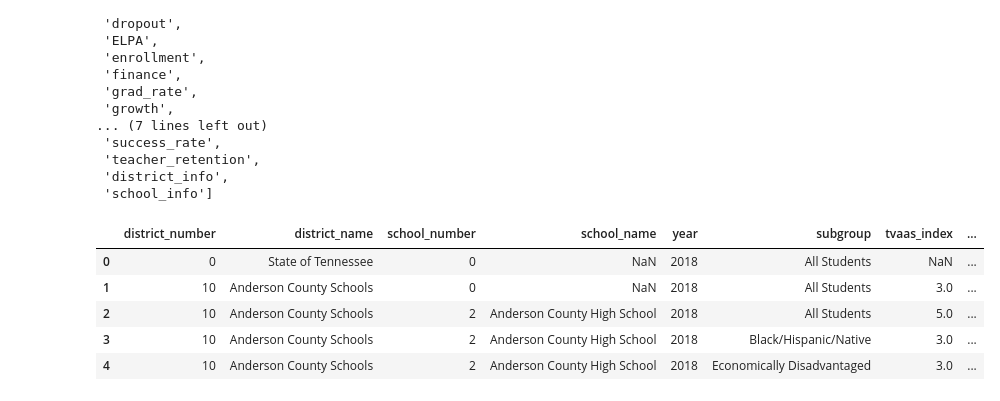
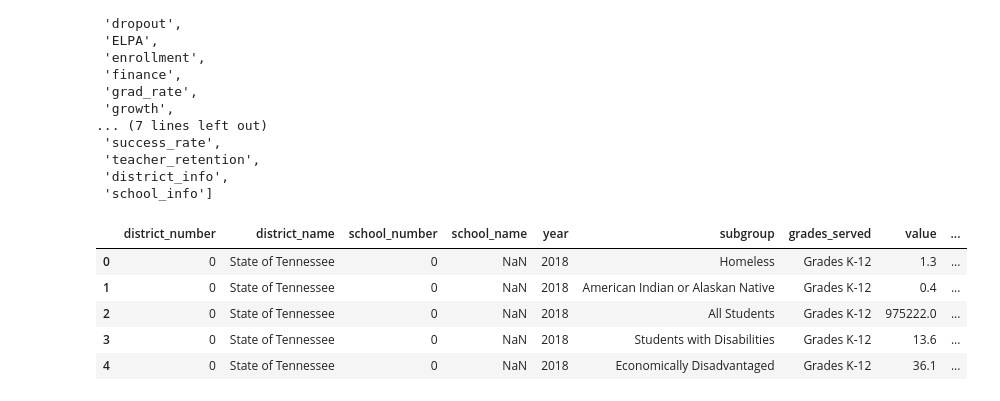
Before and after one commit to yvonnemartinez716/teacher_satisfaction_vs_student-performance, a Jupyter notebook: Notebooks/Student Performance and Teacher Satisfaction.ipynb, the cells around one changed output. Saved outputs shown, nothing was run; the diff lists cells and outputs as text; code cells hidden in the pictures.

```diff
--- a/Notebooks/Student Performance and Teacher Satisfaction.ipynb
+++ b/Notebooks/Student Performance and Teacher Satisfaction.ipynb
@@ -29,11 +29,11 @@ for sheetname in sheet_names:
     if sheetname != 'READ ME_Instructions':
         vars()['df' + sheetname] = pd.read_excel(path, sheet_name= sheetname)
 # %%
-dfgrowth.head()
+dfenrollment.head()
 # %% [output]
-|  | district_number | district_name | school_number | school_name | year | subgroup | tvaas_index | ... |
-| 0 | 0 | State of Tennessee | 0 | NaN | 2018 | All Students | NaN | ... |
-| 1 | 10 | Anderson County Schools | 0 | NaN | 2018 | All Students | 3.0 | ... |
-| 2 | 10 | Anderson County Schools | 2 | Anderson County High School | 2018 | All Students | 5.0 | ... |
-| 3 | 10 | Anderson County Schools | 2 | Anderson County High School | 2018 | Black/Hispanic/Native | 3.0 | ... |
-| 4 | 10 | Anderson County Schools | 2 | Anderson County High School | 2018 | Economically Disadvantaged | 3.0 | ... |
+|  | district_number | district_name | school_number | school_name | year | subgroup | grades_served | value | ... |
+| 0 | 0 | State of Tennessee | 0 | NaN | 2018 | Homeless | Grades K-12 | 1.3 | ... |
+| 1 | 0 | State of Tennessee | 0 | NaN | 2018 | American Indian or Alaskan Native | Grades K-12 | 0.4 | ... |
+| 2 | 0 | State of Tennessee | 0 | NaN | 2018 | All Students | Grades K-12 | 975222.0 | ... |
+| 3 | 0 | State of Tennessee | 0 | NaN | 2018 | Students with Disabilities | Grades K-12 | 13.6 | ... |
+| 4 | 0 | State of Tennessee | 0 | NaN | 2018 | Economically Disadvantaged | Grades K-12 | 36.1 | ... |
```
Also changed, not shown: parts of 11 cells of this notebook.
